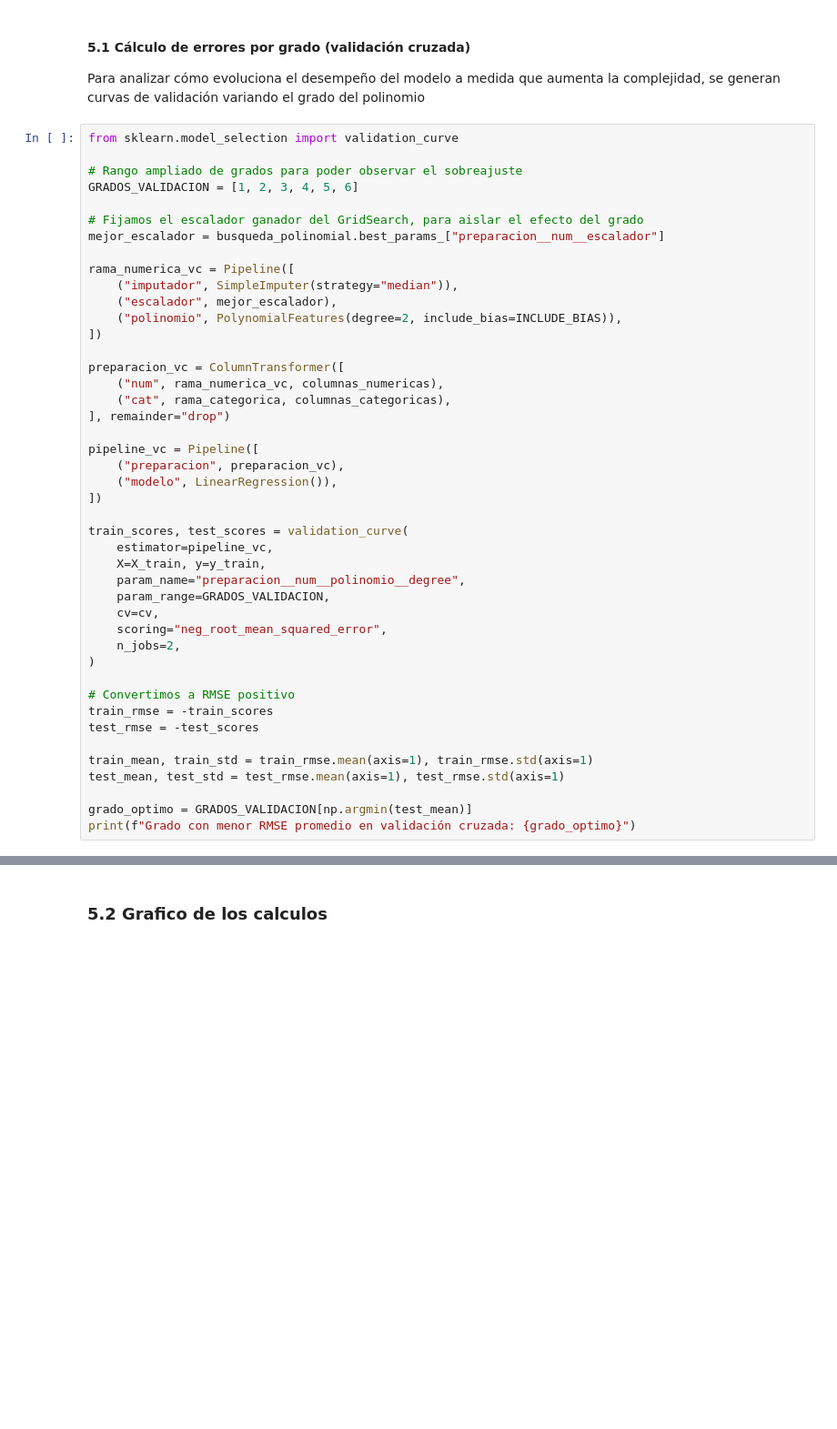
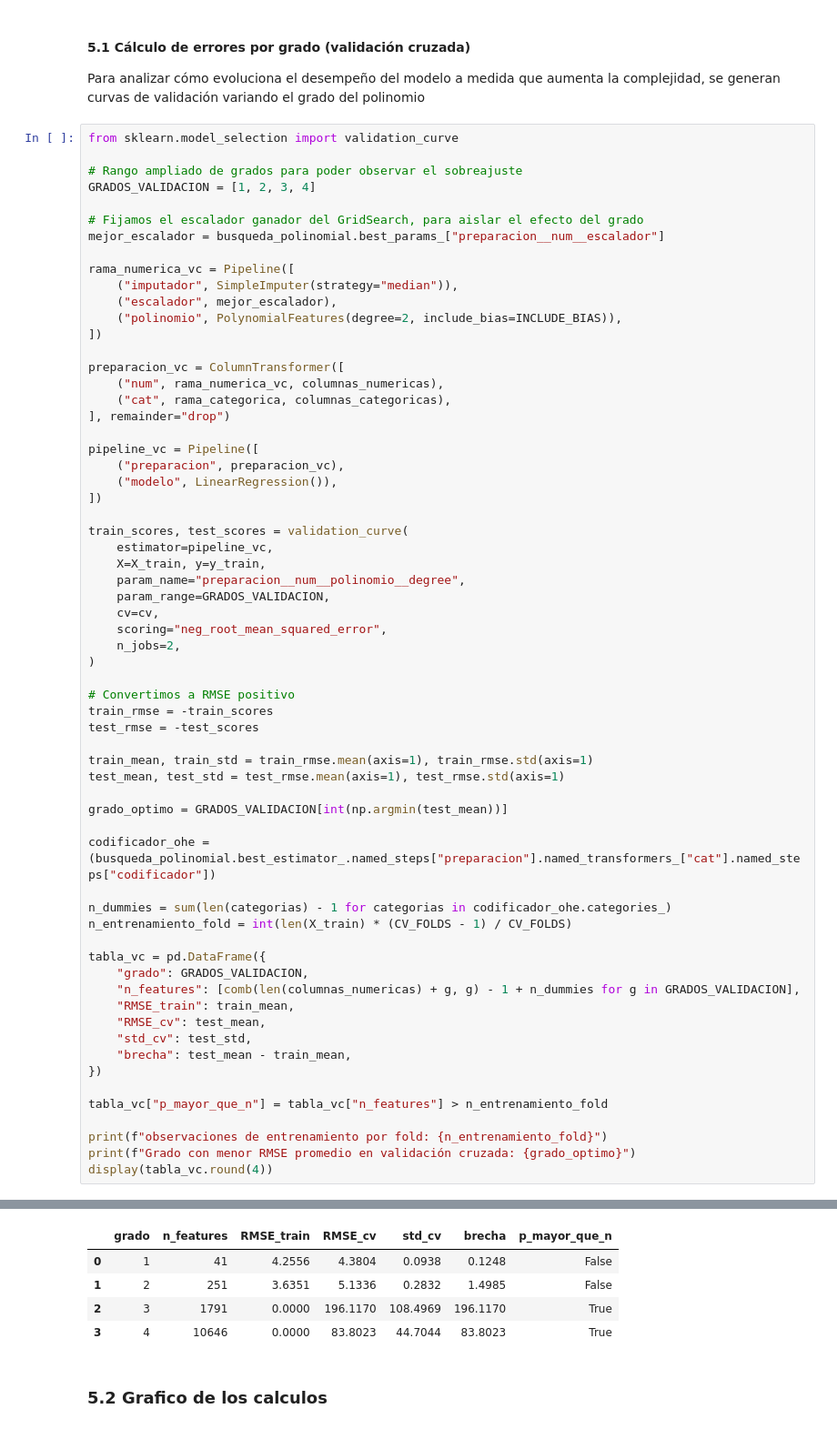
Before and after one commit to mzambranob/Fork-MaterialDeClase-ISIS-2611, a Jupyter notebook: 202620/Laboratorios/L2/laboratorio_2.ipynb, the cells around one changed output, grey strips where cells are left out. Shown at 91% size. Saved outputs shown, nothing was run; the diff lists cells and outputs as text; blank space fills up the shorter version.

```diff
--- a/202620/Laboratorios/L2/laboratorio_2.ipynb
+++ b/202620/Laboratorios/L2/laboratorio_2.ipynb
@@ -562,7 +563,7 @@ Para analizar cómo evoluciona el desempeño del modelo a medida que aumenta la
 from sklearn.model_selection import validation_curve
 
 # Rango ampliado de grados para poder observar el sobreajuste
-GRADOS_VALIDACION = [1, 2, 3, 4, 5, 6]
+GRADOS_VALIDACION = [1, 2, 3, 4]
 
 # Fijamos el escalador ganador del GridSearch, para aislar el efecto del grado
 mejor_escalador = busqueda_polinomial.best_params_["preparacion__num__escalador"]
@@ -600,6 +601,25 @@ test_rmse = -test_scores
 train_mean, train_std = train_rmse.mean(axis=1), train_rmse.std(axis=1)
 test_mean, test_std = test_rmse.mean(axis=1), test_rmse.std(axis=1)
 
-grado_optimo = GRADOS_VALIDACION[np.argmin(test_mean)]
+grado_optimo = GRADOS_VALIDACION[int(np.argmin(test_mean))]
+
+codificador_ohe = (busqueda_polinomial.best_estimator_.named_steps["preparacion"].named_transformers_["cat"].named_steps["codificador"])
+
+n_dummies = sum(len(categorias) - 1 for categorias in codificador_ohe.categories_)
+n_entrenamiento_fold = int(len(X_train) * (CV_FOLDS - 1) / CV_FOLDS)
+
+tabla_vc = pd.DataFrame({
+    "grado": GRADOS_VALIDACION,
+    "n_features": [comb(len(columnas_numericas) + g, g) - 1 + n_dummies for g in GRADOS_VALIDACION],
+    "RMSE_train": train_mean,
+    "RMSE_cv": test_mean,
+    "std_cv": test_std,
+    "brecha": test_mean - train_mean,
+})
+
+tabla_vc["p_mayor_que_n"] = tabla_vc["n_features"] > n_entrenamiento_fold
+
+print(f"observaciones de entrenamiento por fold: {n_entrenamiento_fold}")
 print(f"Grado con menor RMSE promedio en validación cruzada: {grado_optimo}")
+display(tabla_vc.round(4))
 # %% [output]
@@ -606,4 +627,9 @@ print(f"Grado con menor RMSE promedio en validación cruzada: {grado_optimo}")
 Grado con menor RMSE promedio en validación cruzada: 1
+|  | grado | n_features | RMSE_train | RMSE_cv | std_cv | brecha | p_mayor_que_n |
+| 0 | 1 | 41 | 4.2556 | 4.3804 | 0.0938 | 0.1248 | False |
+| 1 | 2 | 251 | 3.6351 | 5.1336 | 0.2832 | 1.4985 | False |
+| 2 | 3 | 1791 | 0.0000 | 196.1170 | 108.4969 | 196.1170 | True |
+| 3 | 4 | 10646 | 0.0000 | 83.8023 | 44.7044 | 83.8023 | True |
 # %% [markdown]
 ### 5.2 Grafico de los calculos
 # %%
```
Also changed, not shown: parts of 18 cells of this notebook.
